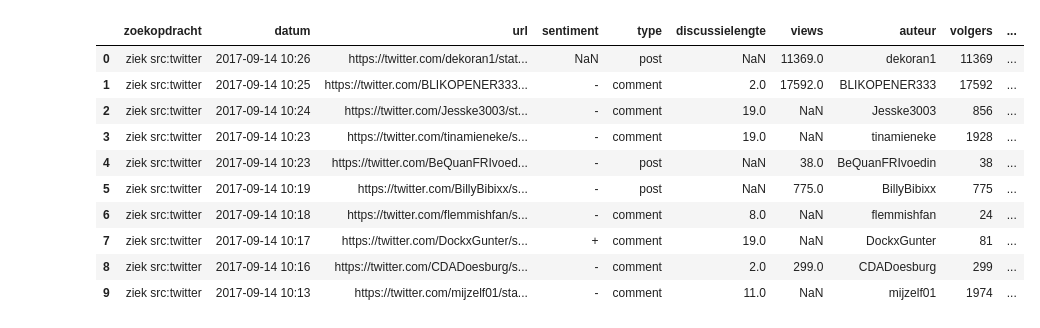
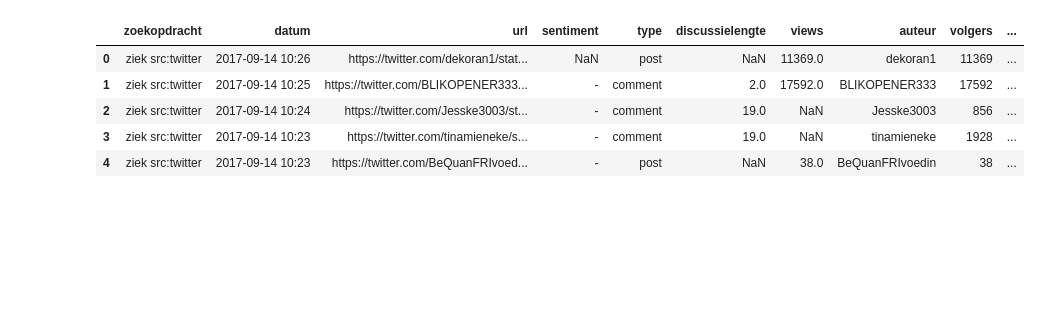
Before and after one commit to ADS71-C/Burry, a Jupyter notebook: DataTest.ipynb, the cells around one changed output. Drawn from its saved outputs; the diff is of its cells as text; code cells hidden in the pictures; blank space fills up the shorter version.

```diff
--- a/DataTest.ipynb
+++ b/DataTest.ipynb
@@ -1,20 +1,16 @@
 # %%
 import pandas as pd
 import operator
-
+import re
+from collections import defaultdict
 
 doc = pd.read_csv('sample_dataset.csv', sep=';')
 
-doc[:10]
+doc.head()
 # %% [output]
 |  | zoekopdracht | datum | url | sentiment | type | discussielengte | views | auteur | volgers | ... |
 | 0 | ziek src:twitter | 2017-09-14 10:26 | https://twitter.com/dekoran1/stat... | NaN | post | NaN | 11369.0 | dekoran1 | 11369 | ... |
 | 1 | ziek src:twitter | 2017-09-14 10:25 | https://twitter.com/BLIKOPENER333... | - | comment | 2.0 | 17592.0 | BLIKOPENER333 | 17592 | ... |
 | 2 | ziek src:twitter | 2017-09-14 10:24 | https://twitter.com/Jesske3003/st... | - | comment | 19.0 | NaN | Jesske3003 | 856 | ... |
 | 3 | ziek src:twitter | 2017-09-14 10:23 | https://twitter.com/tinamieneke/s... | - | comment | 19.0 | NaN | tinamieneke | 1928 | ... |
 | 4 | ziek src:twitter | 2017-09-14 10:23 | https://twitter.com/BeQuanFRIvoed... | - | post | NaN | 38.0 | BeQuanFRIvoedin | 38 | ... |
-| 5 | ziek src:twitter | 2017-09-14 10:19 | https://twitter.com/BillyBibixx/s... | - | post | NaN | 775.0 | BillyBibixx | 775 | ... |
-| 6 | ziek src:twitter | 2017-09-14 10:18 | https://twitter.com/flemmishfan/s... | - | comment | 8.0 | NaN | flemmishfan | 24 | ... |
-| 7 | ziek src:twitter | 2017-09-14 10:17 | https://twitter.com/DockxGunter/s... | + | comment | 19.0 | NaN | DockxGunter | 81 | ... |
-| 8 | ziek src:twitter | 2017-09-14 10:16 | https://twitter.com/CDADoesburg/s... | - | comment | 2.0 | 299.0 | CDADoesburg | 299 | ... |
-| 9 | ziek src:twitter | 2017-09-14 10:13 | https://twitter.com/mijzelf01/sta... | - | comment | 11.0 | NaN | mijzelf01 | 1974 | ... |
```
Also changed, not shown: parts of 8 cells of this notebook.
